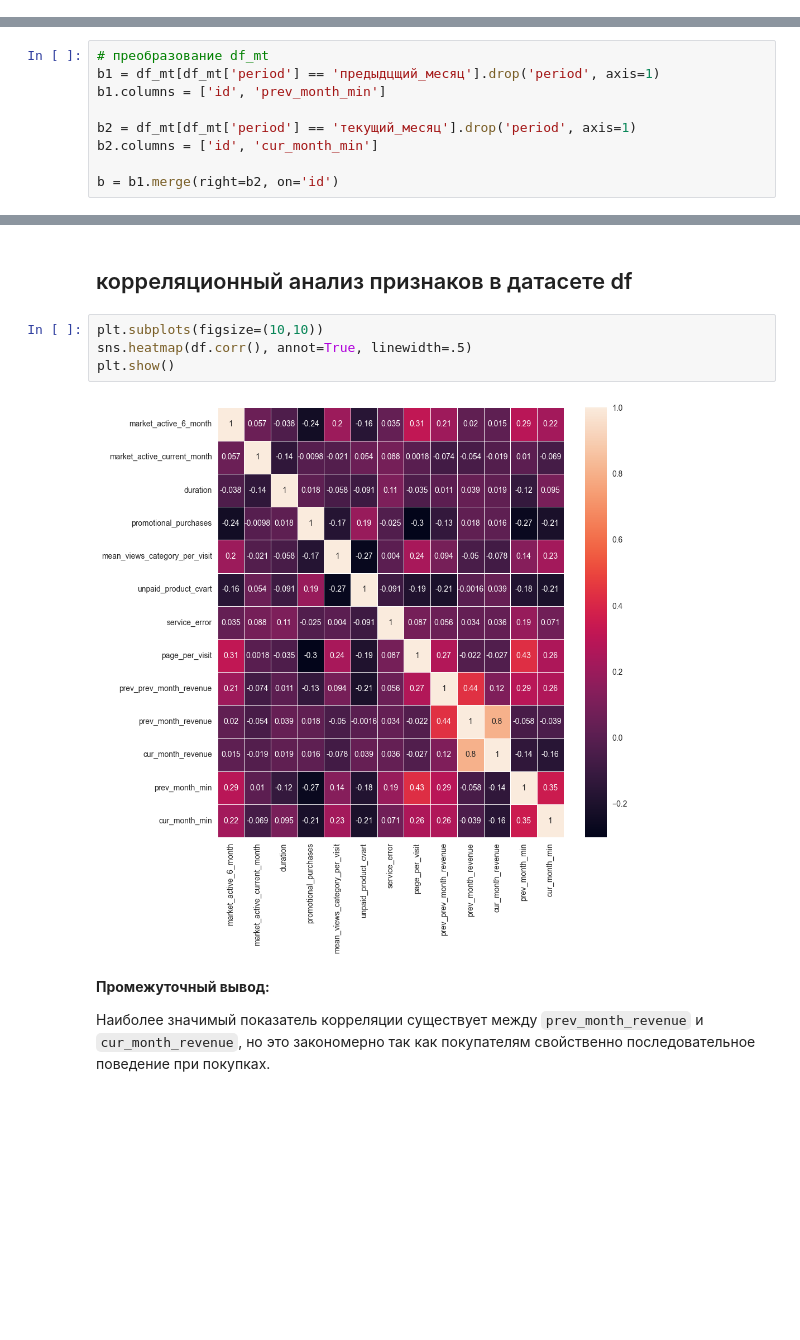
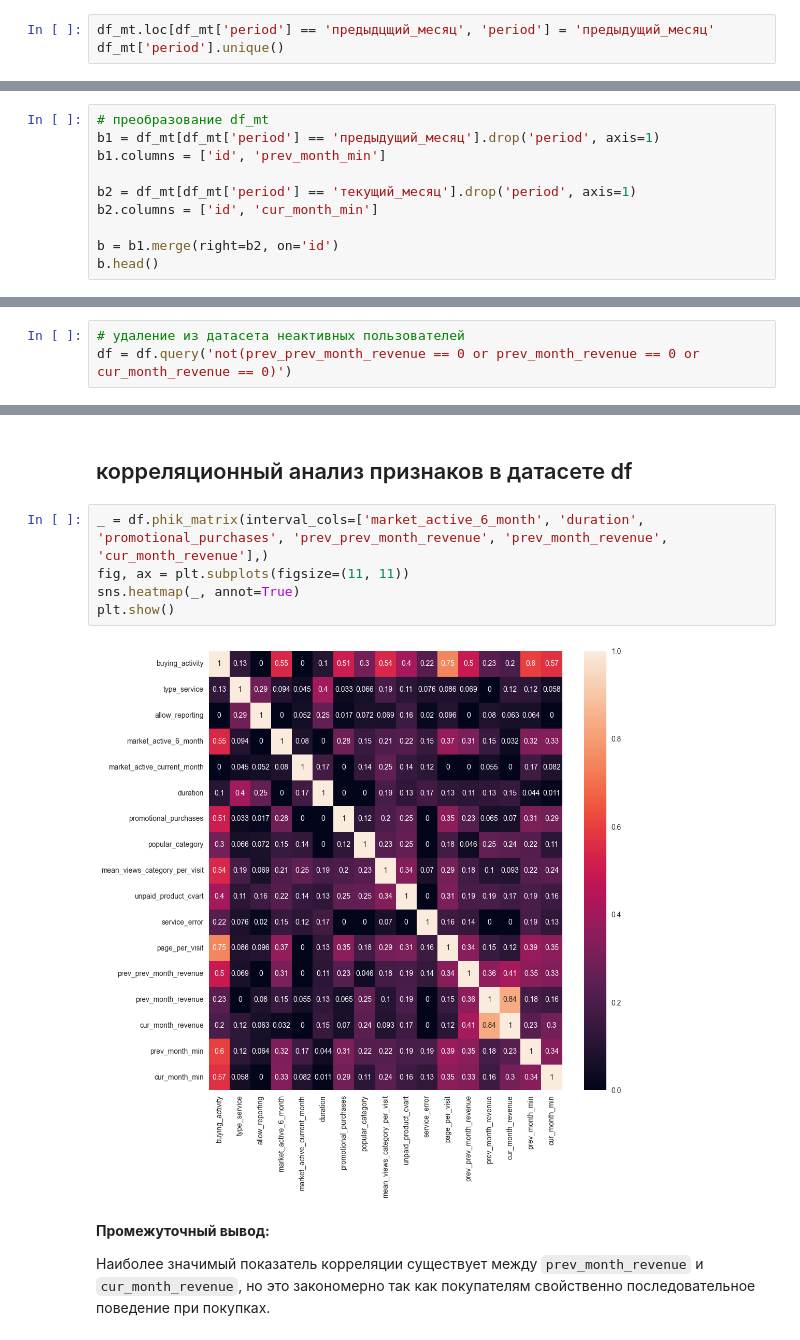
Before and after one commit to Yar-13/DTplus_projects, a Jupyter notebook: Project_7/Project_7.ipynb, the cells around one changed output, grey strips where cells are left out. Saved outputs shown, nothing was run; the diff lists cells and outputs as text; blank space fills up the shorter version.

```diff
--- a/Project_7/Project_7.ipynb
+++ b/Project_7/Project_7.ipynb
@@ -314,3 +341,6 @@ dtype: int64
 df_mt.duplicated().sum()
 # %% [output]
 0
+# %%
+df_mt.loc[df_mt['period'] == 'предыдцщий_месяц', 'period'] = 'предыдущий_месяц'
+df_mt['period'].unique()
@@ -796,10 +788,11 @@ a.head()
 | 4 | 215352 | 4,594.00 | 5,807.50 | 5,872.50 |
 # %%
 # преобразование df_mt
-b1 = df_mt[df_mt['period'] == 'предыдцщий_месяц'].drop('period', axis=1)
+b1 = df_mt[df_mt['period'] == 'предыдущий_месяц'].drop('period', axis=1)
 b1.columns = ['id', 'prev_month_min']
 
 b2 = df_mt[df_mt['period'] == 'текущий_месяц'].drop('period', axis=1)
 b2.columns = ['id', 'cur_month_min']
 
 b = b1.merge(right=b2, on='id')
+b.head()
@@ -811,3 +826,6 @@ df = df.drop('id', axis=1)
+# %%
+# удаление из датасета неактивных пользователей
+df = df.query('not(prev_prev_month_revenue == 0 or prev_month_revenue == 0 or cur_month_revenue == 0)')
 # %%
 df.head()
 # %% [output]
@@ -824,11 +842,12 @@ df.head()
 # %% [markdown]
 ## корреляционный анализ признаков в датасете df
 # %%
-plt.subplots(figsize=(10,10))
-sns.heatmap(df.corr(), annot=True, linewidth=.5)
+_ = df.phik_matrix(interval_cols=['market_active_6_month', 'duration', 'promotional_purchases', 'prev_prev_month_revenue', 'prev_month_revenue', 'cur_month_revenue'],)
+fig, ax = plt.subplots(figsize=(11, 11))
+sns.heatmap(_, annot=True)
 plt.show()
 # %% [output]
-[figure, old version]
+[figure, new version]
 # %% [markdown]
 **Промежуточный вывод:**
 
```
Also changed, not shown: parts of 43 cells of this notebook.
